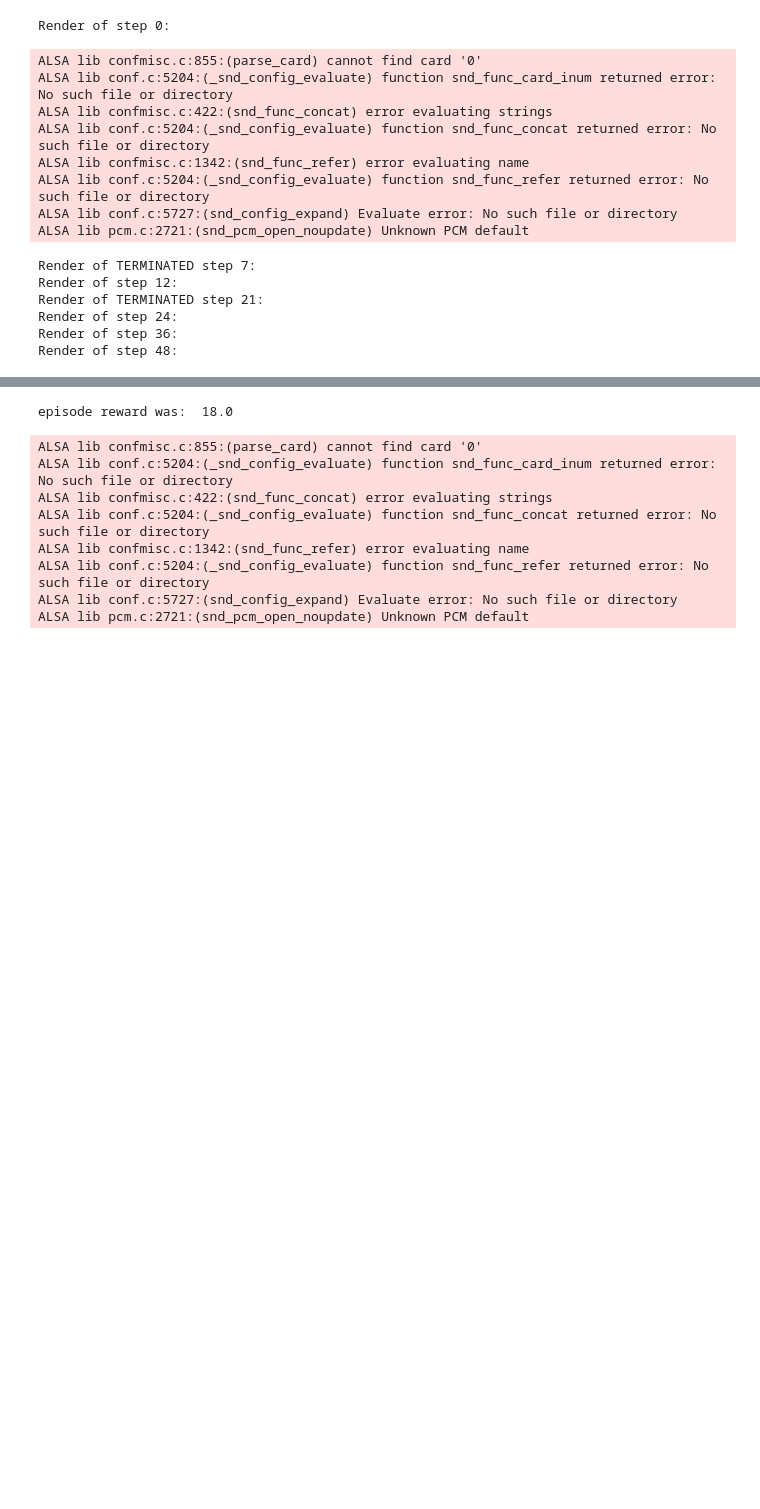
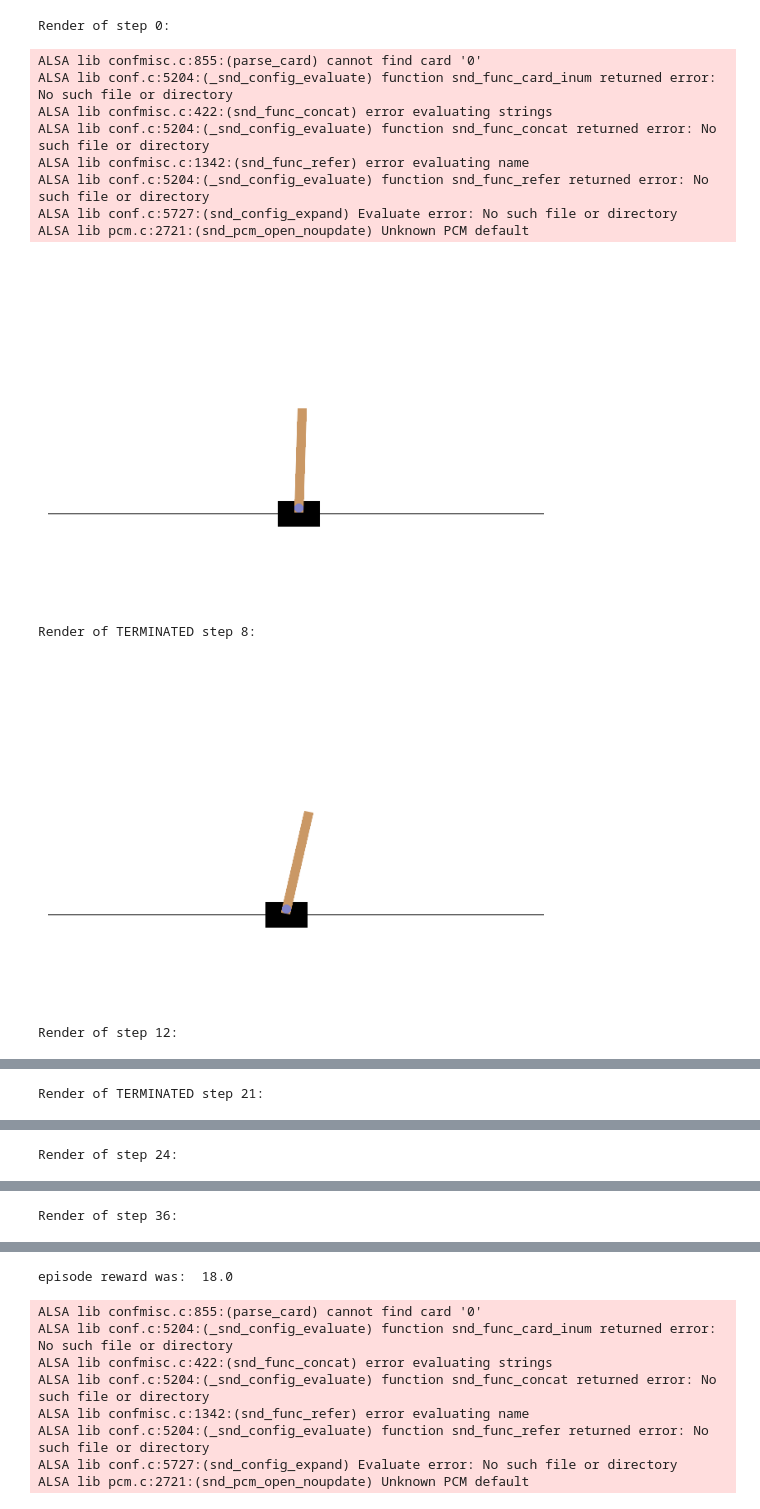
Before and after one commit to CSCE-723/examples, a Jupyter notebook: notebooks/cartpole_rl_example.ipynb, the cells around one changed output, grey strips where cells are left out. Saved outputs shown, nothing was run; the diff lists cells and outputs as text; code cells hidden in the pictures; blank space fills up the shorter version.

Commit message:
fix to use cpu device, matplotlib over plotly

```diff
--- a/notebooks/cartpole_rl_example.ipynb
+++ b/notebooks/cartpole_rl_example.ipynb
@@ -2,43 +2,45 @@
 """
 The simplest run of a gym possible. The agent takes random actions for the specified steps, and doesn't 'learn' anything. No ANN is built here.
 """
 import gymnasium as gym
-import plotly.express as px
+import matplotlib.pyplot as plt
 import moviepy as mpy
 
 env = gym.make("CartPole-v1", render_mode='rgb_array')
 
 observation, info = env.reset(seed=42)
-steps = 50 # run it this many steps regardless of what happens
+steps = 50  # run it this many steps regardless of what happens
 render_rate = steps//4
 terminated = truncated = False
 for i in range(steps):
-    action = env.action_space.sample() # FIXME: choose a random action here instead of None. Hint: use the action space of the environment
+    action = env.action_space.sample()  # FIXME: choose a random action here instead of None. Hint: use the action space of the environment
     observation, reward, terminated, truncated, info = env.step(action)
     if i % render_rate == 0:
         print(f'Render of step {i}: ')
-        img = px.imshow(env.render()) # peek at the environment
-        img.show()
+        plt.figure()
+        plt.imshow(env.render()) # peek at the environment
+        plt.axis('off')
+        plt.show()
 
     if terminated or truncated: # true if was stopped--ie the pole tipped too far or max episode length reached
         print(f'Render of TERMINATED step {i}: ')
-        img = px.imshow(env.render())
-        img.show()
+        plt.figure()
+        plt.imshow(env.render())
+        plt.axis('off')
+        plt.show()
         observation, info = env.reset() # reset environment for new episode
 env.close()
 # %% [output]
 Render of step 0:
 ALSA lib confmisc.c:855:(parse_card) cannot find card '0'
 ALSA lib conf.c:5204:(_snd_config_evaluate) function snd_func_card_inum returned error: No such file or directory
 ALSA lib confmisc.c:422:(snd_func_concat) error evaluating strings
 ALSA lib conf.c:5204:(_snd_config_evaluate) function snd_func_concat returned error: No such file or directory
 ALSA lib confmisc.c:1342:(snd_func_refer) error evaluating name
 ALSA lib conf.c:5204:(_snd_config_evaluate) function snd_func_refer returned error: No such file or directory
 ALSA lib conf.c:5727:(snd_config_expand) Evaluate error: No such file or directory
 ALSA lib pcm.c:2721:(snd_pcm_open_noupdate) Unknown PCM default
+[figure, added]
-Render of TERMINATED step 7:
-Render of step 12:
-Render of TERMINATED step 21:
-Render of step 24:
-Render of step 36:
-Render of step 48:
+Render of TERMINATED step 8:
+[figure, added]
+Render of step 12:
@@ -44,0 +48 @@ Render of step 48:
+Render of TERMINATED step 21:
@@ -44,0 +50 @@ Render of step 48:
+Render of step 24:
@@ -44,0 +52 @@ Render of step 48:
+Render of step 36:
```
Also changed, not shown: parts of 4 cells of this notebook, 2 other files.
